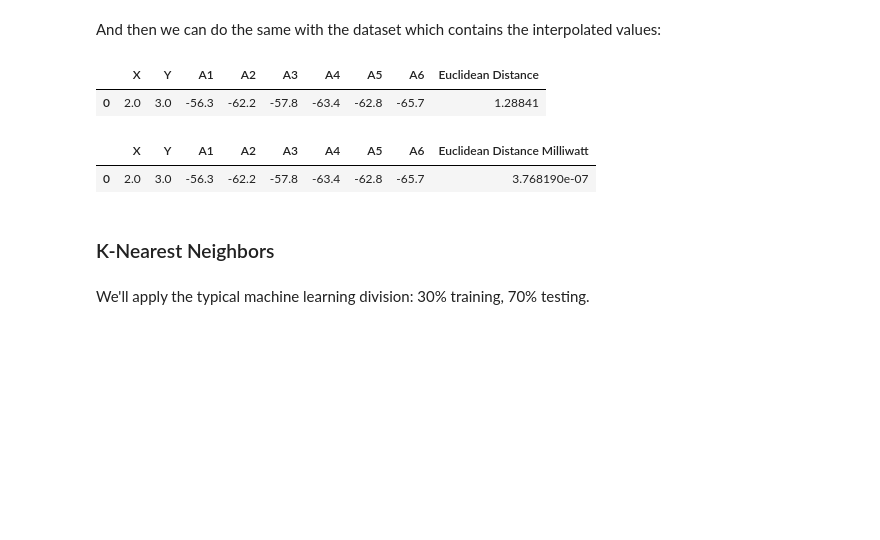
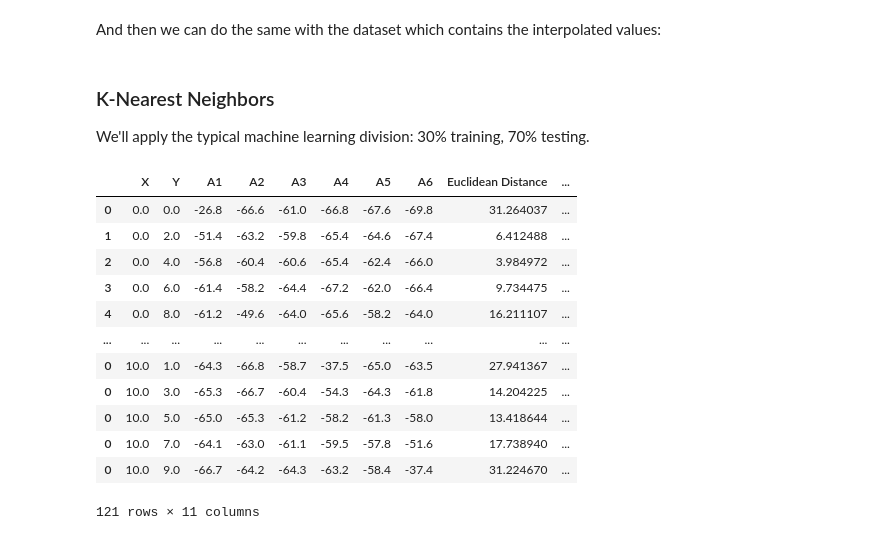
Before and after one commit to francesco-plt/finding-dory, a Jupyter notebook: localization.ipynb, the cells around one changed output. Drawn from its saved outputs; the diff is of its cells as text; code cells hidden in the pictures; blank space fills up the shorter version.

Commit message:
k nearest fatta senza senso, va riguardata

```diff
--- a/localization.ipynb
+++ b/localization.ipynb
@@ -187,23 +223,41 @@ display(df_means.nsmallest(20, 'Euclidean Distance Milliwatt', 'all')
 # %% [markdown]
 And then we can do the same with the dataset which contains the interpolated values:
-# %%
-df_interpolation['Euclidean Distance'] = df_interpolation.apply(compute_euclidean_distance, axis=1)
-df_interpolation['Euclidean Distance Milliwatt'] = df_interpolation.apply(compute_euclidean_distance_mw, axis=1)
-display(df_interpolation.nsmallest(20, 'Euclidean Distance', 'all')
-    .loc[:,df.columns!="Euclidean Distance Milliwatt"]
-    .head(1)
-)
-display(df_interpolation.nsmallest(20, 'Euclidean Distance Milliwatt', 'all')
-    .loc[:,df.columns!="Euclidean Distance"]
-    .head(1)
-)
-# %% [output]
-|  | X | Y | A1 | A2 | A3 | A4 | A5 | A6 | Euclidean Distance |
-| 0 | 2.0 | 3.0 | -56.3 | -62.2 | -57.8 | -63.4 | -62.8 | -65.7 | 1.28841 |
-|  | X | Y | A1 | A2 | A3 | A4 | A5 | A6 | Euclidean Distance Milliwatt |
-| 0 | 2.0 | 3.0 | -56.3 | -62.2 | -57.8 | -63.4 | -62.8 | -65.7 | 3.768190e-07 |
-# %% [markdown]
-### K-Nearest Neighbors
 # %% [markdown]
+### K-Nearest Neighbors
 We'll apply the typical machine learning division: 30% training, 70% testing.
+# %%
+# creating ground truth
+
+# creating coordinates list
+coords = []
+df_gt = df_interpolation.copy()
+for row in df_gt.itertuples():
+  coords.append((row.X, row.Y))
+
+# mapping coordinates to unique integers
+coord_to_int = {coord: i for i, coord in enumerate(coords)}
+
+# defining function to retrieve the coordinate associated to an integer
+def get_coord(i):
+  for coord in coord_to_int:
+    if coord_to_int[coord] == i:
+      return coord
+
+# adding column with ground truth integer map to each row
+df_gt['gt'] = df_gt.apply(lambda row: coord_to_int[(row.X, row.Y)], axis=1)
+display(df_gt)
+# %% [output]
+|  | X | Y | A1 | A2 | A3 | A4 | A5 | A6 | Euclidean Distance | ... |
+| 0 | 0.0 | 0.0 | -26.8 | -66.6 | -61.0 | -66.8 | -67.6 | -69.8 | 31.264037 | ... |
+| 1 | 0.0 | 2.0 | -51.4 | -63.2 | -59.8 | -65.4 | -64.6 | -67.4 | 6.412488 | ... |
+| 2 | 0.0 | 4.0 | -56.8 | -60.4 | -60.6 | -65.4 | -62.4 | -66.0 | 3.984972 | ... |
+| 3 | 0.0 | 6.0 | -61.4 | -58.2 | -64.4 | -67.2 | -62.0 | -66.4 | 9.734475 | ... |
+| 4 | 0.0 | 8.0 | -61.2 | -49.6 | -64.0 | -65.6 | -58.2 | -64.0 | 16.211107 | ... |
+| ... | ... | ... | ... | ... | ... | ... | ... | ... | ... | ... |
+| 0 | 10.0 | 1.0 | -64.3 | -66.8 | -58.7 | -37.5 | -65.0 | -63.5 | 27.941367 | ... |
+| 0 | 10.0 | 3.0 | -65.3 | -66.7 | -60.4 | -54.3 | -64.3 | -61.8 | 14.204225 | ... |
+| 0 | 10.0 | 5.0 | -65.0 | -65.3 | -61.2 | -58.2 | -61.3 | -58.0 | 13.418644 | ... |
+| 0 | 10.0 | 7.0 | -64.1 | -63.0 | -61.1 | -59.5 | -57.8 | -51.6 | 17.738940 | ... |
+| 0 | 10.0 | 9.0 | -66.7 | -64.2 | -64.3 | -63.2 | -58.4 | -37.4 | 31.224670 | ... |
+121 rows × 11 columns
 # %%
```
Also changed, not shown: parts of 3 cells of this notebook.
